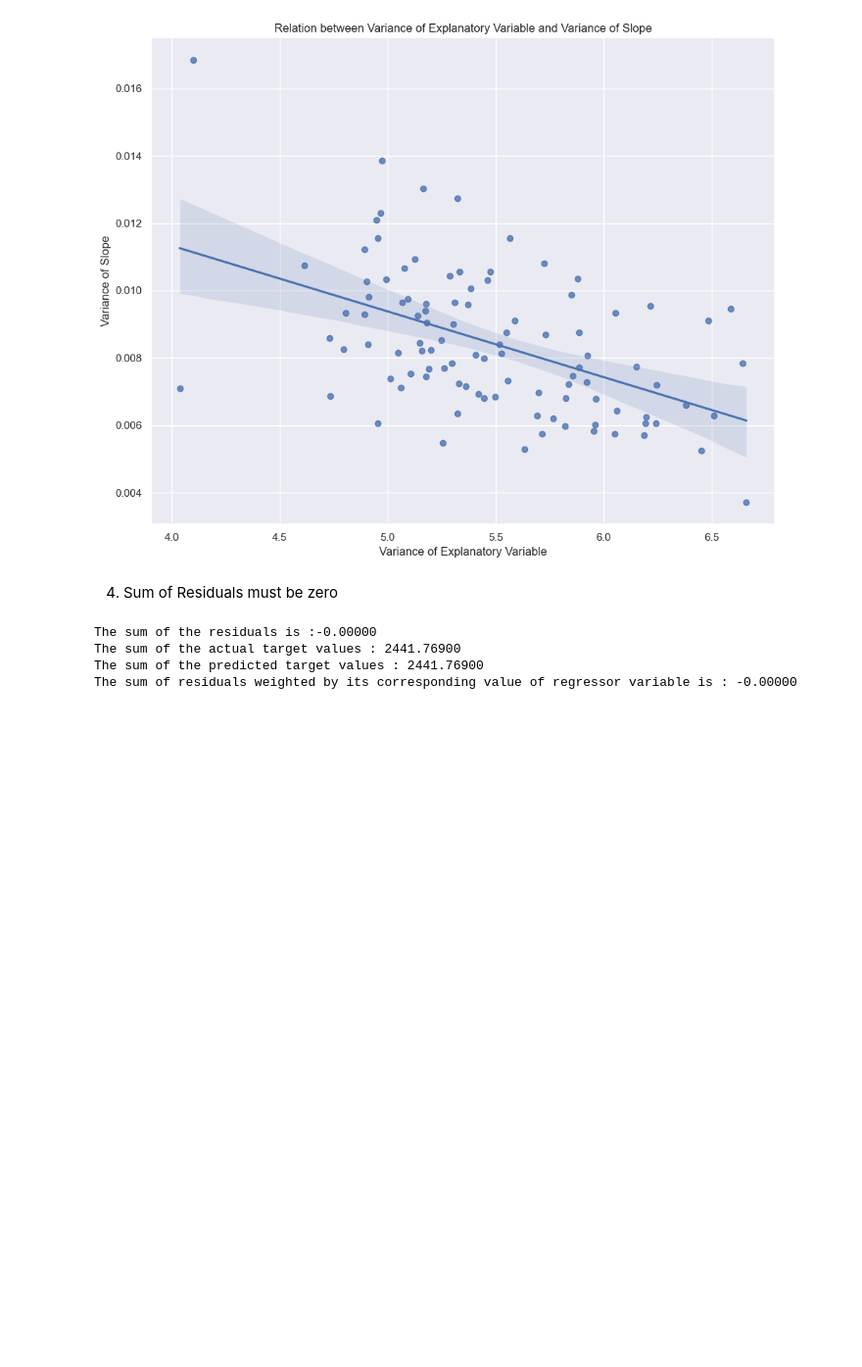
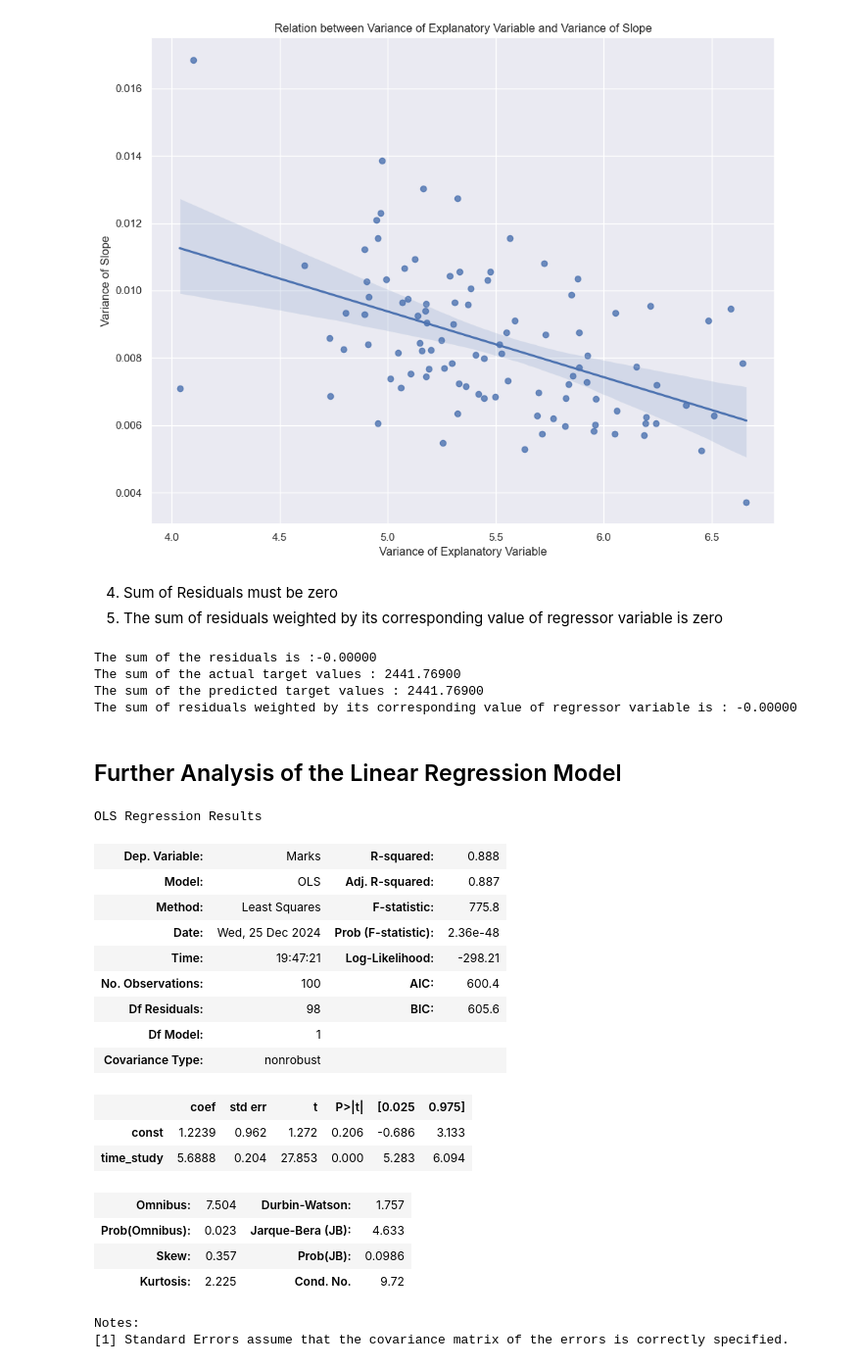
Before and after one commit to basu-binayak/GroundUpML, a Jupyter notebook: Linear Regression/Simple Linear Regression/simple_linear_regression_scratch.ipynb, the cells around one changed output. Shown: that part at 98% size. Drawn from its saved outputs; the diff is of its cells as text; code cells hidden in the pictures; blank space fills up the shorter version.

```diff
--- a/Linear Regression/Simple Linear Regression/simple_linear_regression_scratch.ipynb
+++ b/Linear Regression/Simple Linear Regression/simple_linear_regression_scratch.ipynb
@@ -586,6 +586,7 @@ plt.tight_layout()  # Adjust layout for better visualization.
 [figure]
 # %% [markdown]
 4. Sum of Residuals must be zero
+5. The sum of residuals weighted by its corresponding value of regressor variable is zero
 # %%
 # let us use another way of fitting the same regression model and take the sum of the residuals
 
@@ -620,0 +620,35 @@ e
+# %% [markdown]
+## Further Analysis of the Linear Regression Model
+# %%
+y = model_data['Marks']
+x = model_data['time_study']
+X = sm.add_constant(x)
+
+linear_regression = sm.OLS(y,X)
+fitted_model = linear_regression.fit()
+
+# parameters
+beta_0, beta_1 = np.array(fitted_model.params)[0],np.array(fitted_model.params)[1]
+
+# let us now look at the summary
+fitted_model.summary()
+# %% [output]
+OLS Regression Results
+| Dep. Variable: | Marks | R-squared: | 0.888 |
+| Model: | OLS | Adj. R-squared: | 0.887 |
+| Method: | Least Squares | F-statistic: | 775.8 |
+| Date: | Wed, 25 Dec 2024 | Prob (F-statistic): | 2.36e-48 |
+| Time: | 19:47:21 | Log-Likelihood: | -298.21 |
+| No. Observations: | 100 | AIC: | 600.4 |
+| Df Residuals: | 98 | BIC: | 605.6 |
+| Df Model: | 1 |  |  |
+| Covariance Type: | nonrobust |  |  |
+|  | coef | std err | t | P>|t| | [0.025 | 0.975] |
+| const | 1.2239 | 0.962 | 1.272 | 0.206 | -0.686 | 3.133 |
+| time_study | 5.6888 | 0.204 | 27.853 | 0.000 | 5.283 | 6.094 |
+| Omnibus: | 7.504 | Durbin-Watson: | 1.757 |
+| Prob(Omnibus): | 0.023 | Jarque-Bera (JB): | 4.633 |
+| Skew: | 0.357 | Prob(JB): | 0.0986 |
+| Kurtosis: | 2.225 | Cond. No. | 9.72 |
+Notes:
+[1] Standard Errors assume that the covariance matrix of the errors is correctly specified.
```
Also changed, not shown: parts of 2 cells of this notebook.
